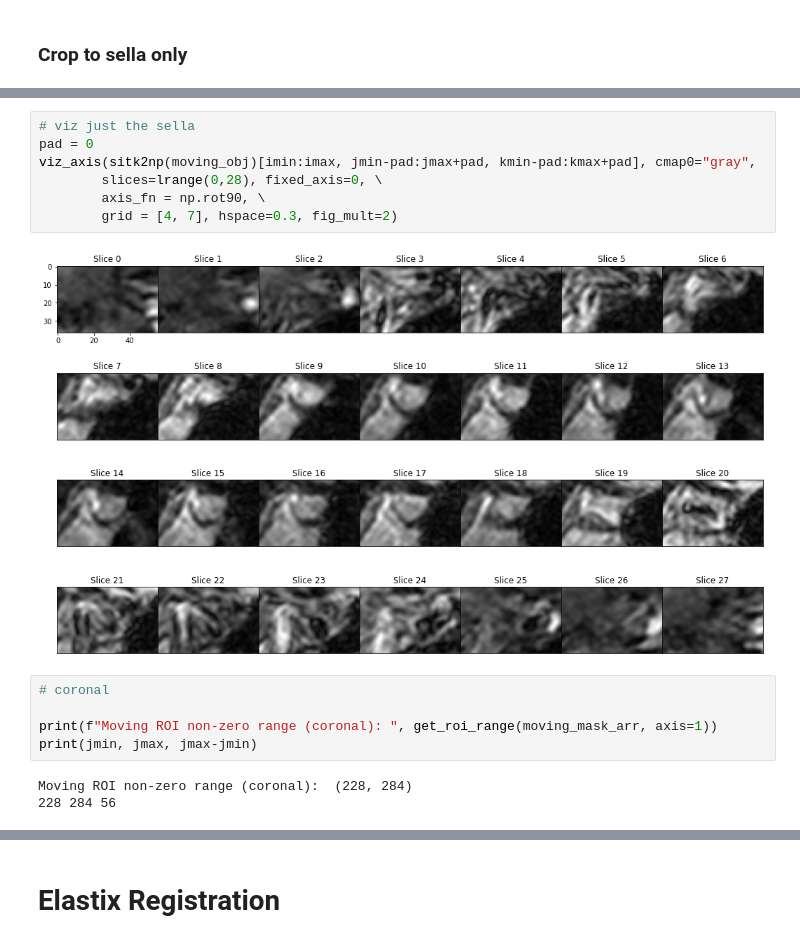
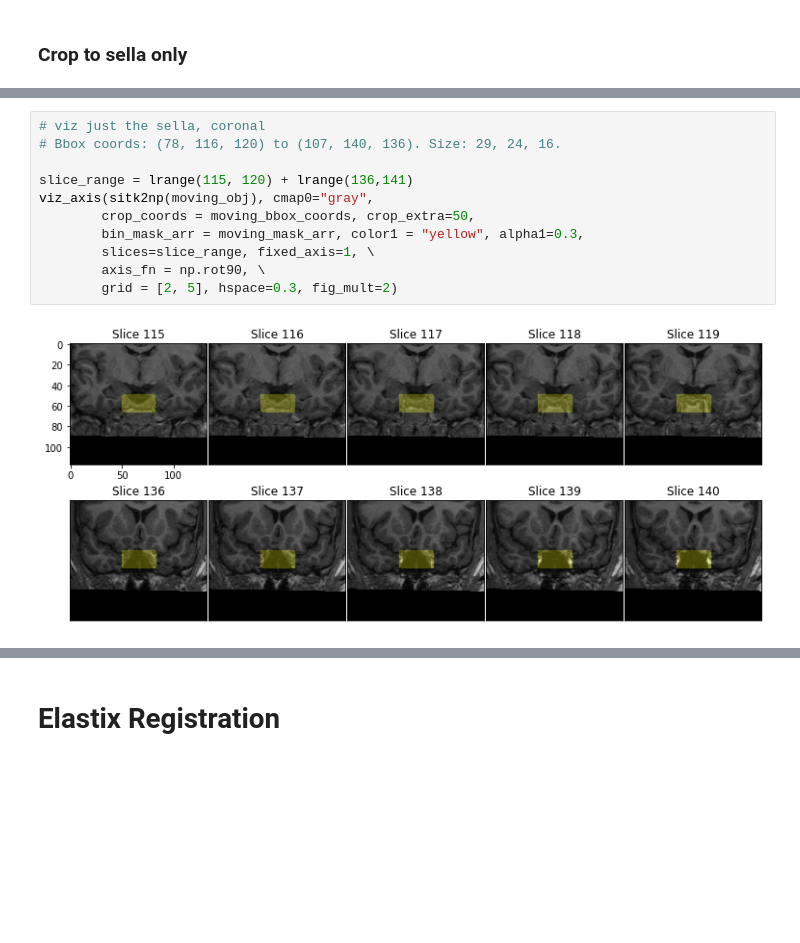
Before and after one commit to RGologorsky/DeepPit, a Jupyter notebook: 0 - Affine Alignment.ipynb, the cells around one changed output, grey strips where cells are left out. Cells and saved outputs as stored; diff of their text form; blank space fills up the shorter version.

```diff
--- a/0 - Affine Alignment.ipynb
+++ b/0 - Affine Alignment.ipynb
@@ -204,18 +144,14 @@ viz_axis(sitk2np(moving_obj)[imin:imax, jmin-pad:jmax+pad, kmin-pad:kmax+pad], c
-# %%
-# viz just the sella
-pad = 0
-viz_axis(sitk2np(moving_obj)[imin:imax, jmin-pad:jmax+pad, kmin-pad:kmax+pad], cmap0="gray",
-        slices=lrange(0,28), fixed_axis=0, \
-        axis_fn = np.rot90, \
-        grid = [4, 7], hspace=0.3, fig_mult=2)
-# %% [output]
-[figure, removed]
-# %%
-# coronal
-
-print(f"Moving ROI non-zero range (coronal): ", get_roi_range(moving_mask_arr, axis=1))
-print(jmin, jmax, jmax-jmin)
-# %% [output]
-Moving ROI non-zero range (coronal):  (228, 284)
-228 284 56
+# %%
+# viz just the sella, coronal
+# Bbox coords: (78, 116, 120) to (107, 140, 136). Size: 29, 24, 16.
+
+slice_range = lrange(115, 120) + lrange(136,141)
+viz_axis(sitk2np(moving_obj), cmap0="gray",
+        crop_coords = moving_bbox_coords, crop_extra=50,
+        bin_mask_arr = moving_mask_arr, color1 = "yellow", alpha1=0.3,
+        slices=slice_range, fixed_axis=1, \
+        axis_fn = np.rot90, \
+        grid = [2, 5], hspace=0.3, fig_mult=2)
+# %% [output]
+[figure, added]
 # %%
```
Also changed, not shown: parts of 62 cells of this notebook, 18 other files.
